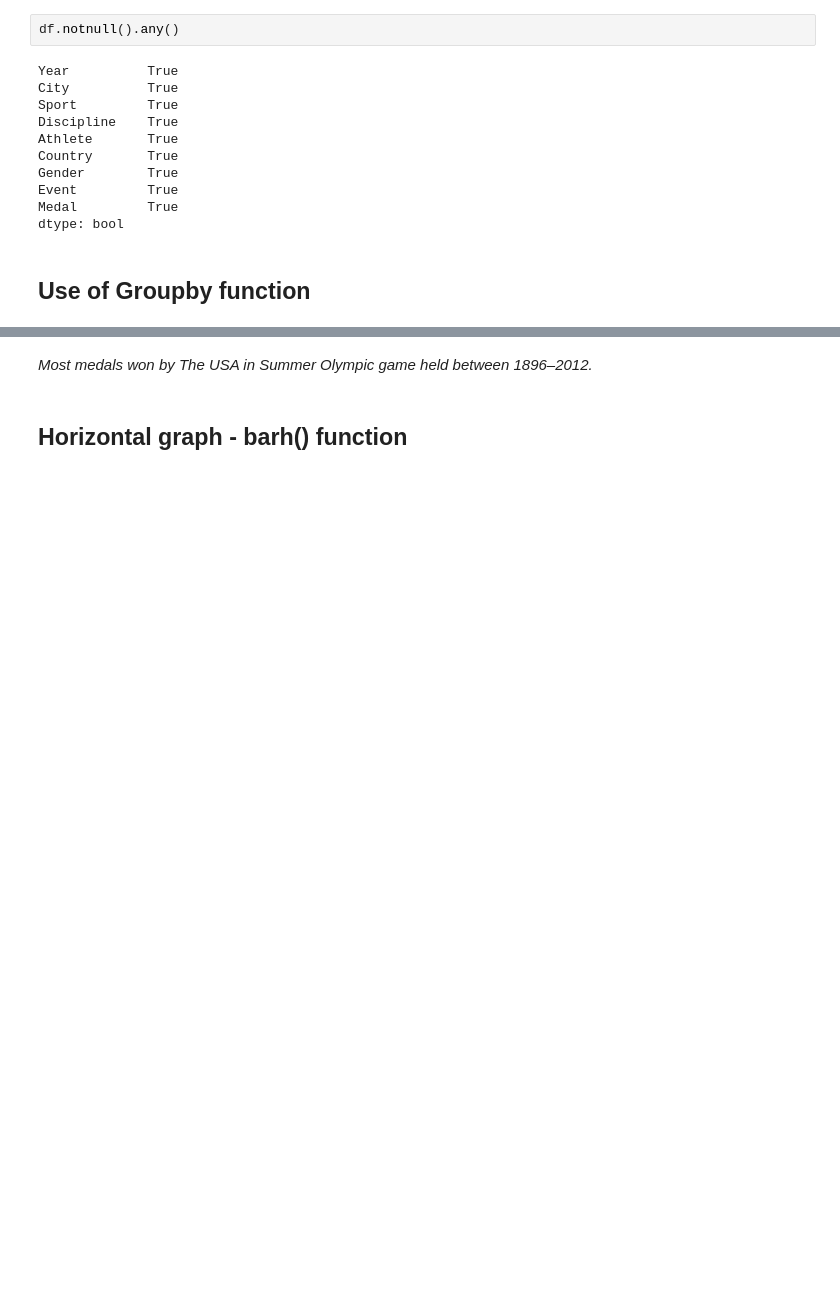
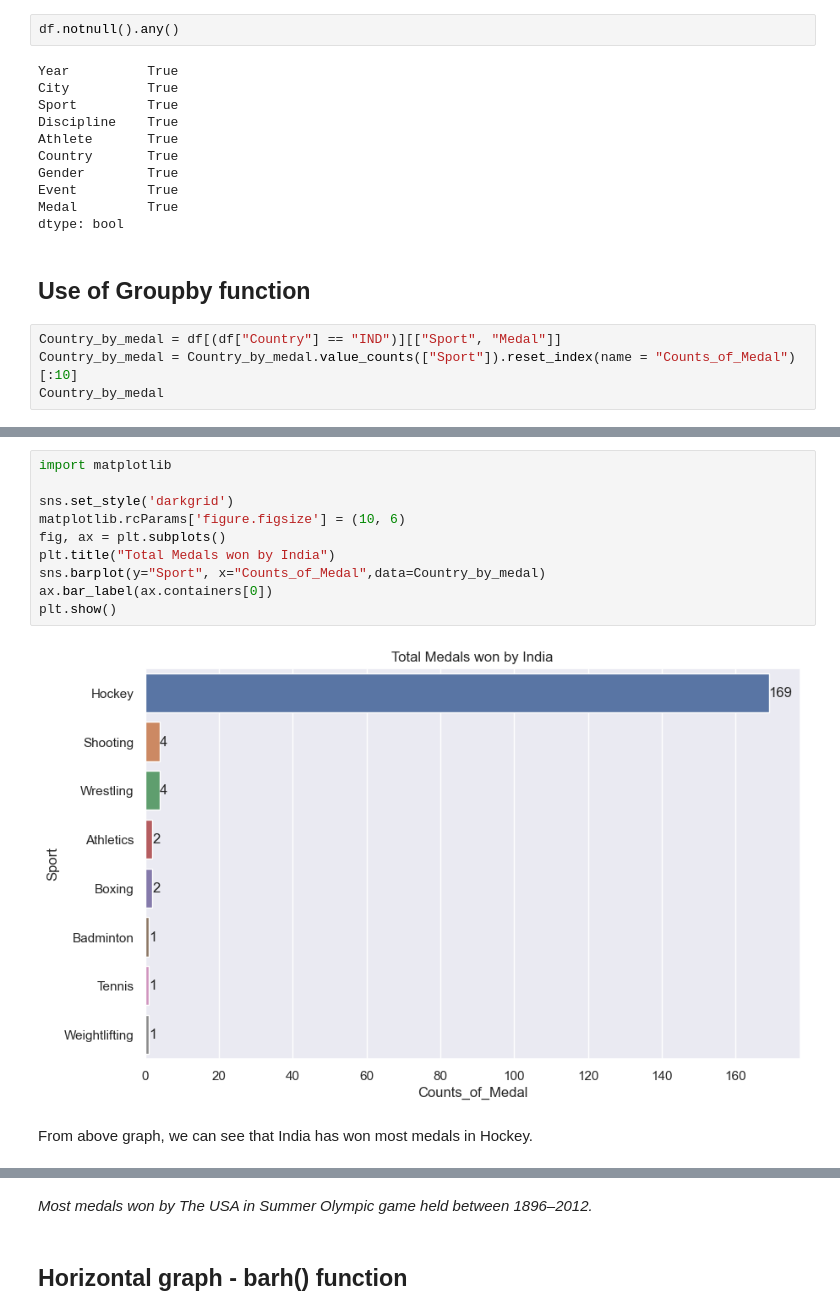
Before and after one commit to saurav29singh/Udacity_Project, a Jupyter notebook: Olympic_Dataset_Study.ipynb, the cells around one changed output, grey strips where cells are left out. Saved outputs shown, nothing was run; the diff lists cells and outputs as text; blank space fills up the shorter version.

```diff
--- a/Olympic_Dataset_Study.ipynb
+++ b/Olympic_Dataset_Study.ipynb
@@ -212,3 +225,7 @@ Medal         True
 dtype: bool
 # %% [markdown]
 ## **Use of Groupby function** ##
+# %%
+Country_by_medal = df[(df["Country"] == "IND")][["Sport", "Medal"]]
+Country_by_medal = Country_by_medal.value_counts(["Sport"]).reset_index(name = "Counts_of_Medal")[:10]
+Country_by_medal
@@ -214,0 +242,14 @@ dtype: bool
+# %%
+import matplotlib
+
+sns.set_style('darkgrid')
+matplotlib.rcParams['figure.figsize'] = (10, 6)
+fig, ax = plt.subplots()
+plt.title("Total Medals won by India")
+sns.barplot(y="Sport", x="Counts_of_Medal",data=Country_by_medal)
+ax.bar_label(ax.containers[0])
+plt.show()
+# %% [output]
+[figure, added]
+# %% [markdown]
+From above graph, we can see that India has won most medals in Hockey.
```
Also changed, not shown: parts of 19 cells of this notebook.
